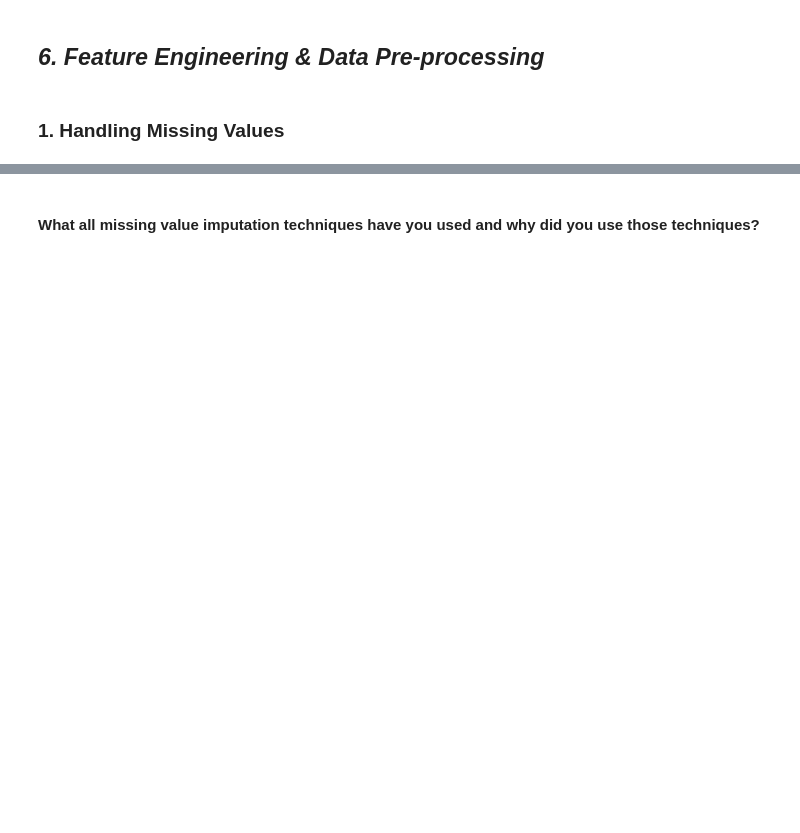
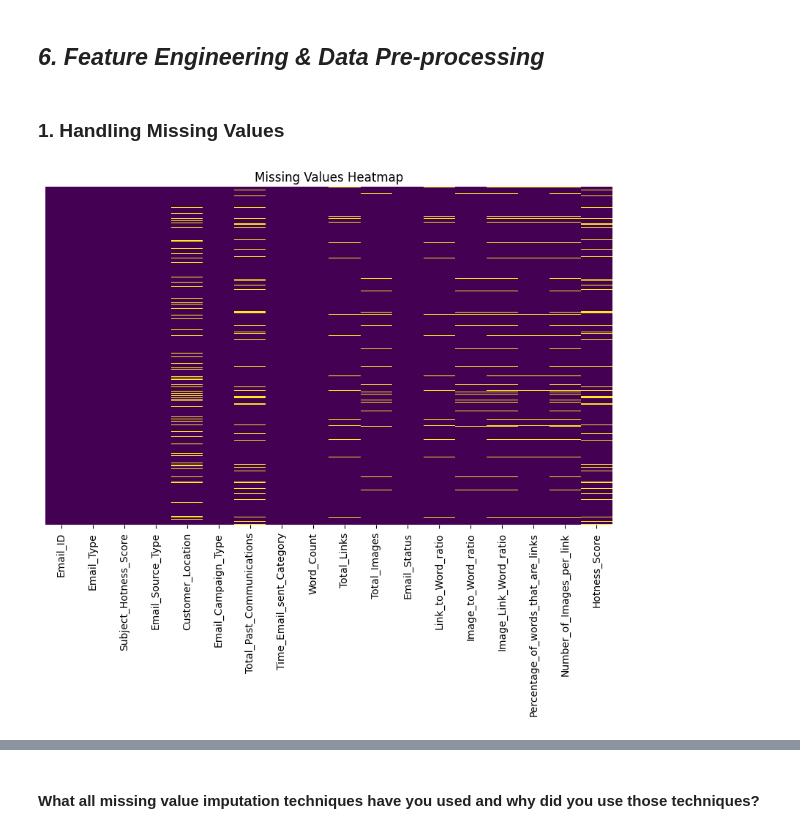
Before and after one commit to shailesh3335/Email_Campaign_Effectiveness_Prediction_capstone, a Jupyter notebook: Email_Campaign_Effectiveness_Prediction_capstone.ipynb, the cells around one changed output, grey strips where cells are left out. Cells and saved outputs as stored; diff of their text form; code cells hidden in the pictures; blank space fills up the shorter version.

```diff
--- a/Email_Campaign_Effectiveness_Prediction_capstone.ipynb
+++ b/Email_Campaign_Effectiveness_Prediction_capstone.ipynb
@@ -1123,0 +1236,11 @@ Answer Here.
+# %%
+# Handling Missing Values & Missing Value Imputation
+# Visualizing the missing values
+# Checking Null Value by plotting Heatmap
+
+plt.figure(figsize=(10, 6))  # Adjust the figure size for better visibility
+sns.heatmap(df.isnull(), cmap='viridis', cbar=False, yticklabels=False)
+plt.title('Missing Values Heatmap')
+plt.show()
+# %% [output]
+[figure, added]
```
Also changed, not shown: parts of 48 cells of this notebook.
